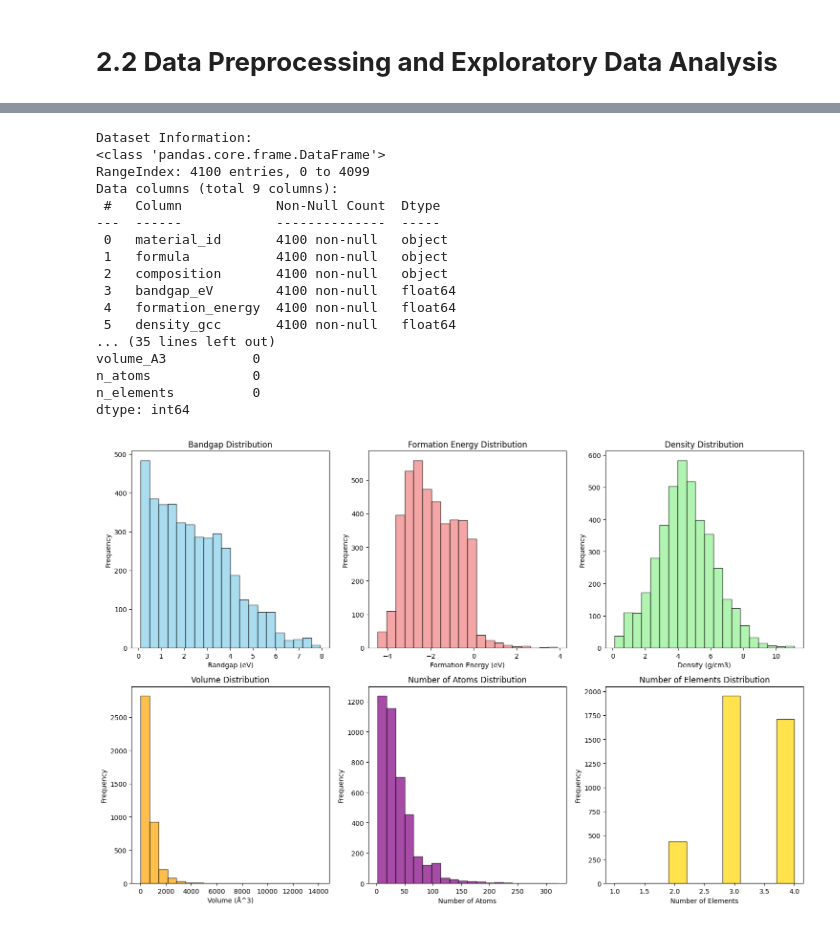
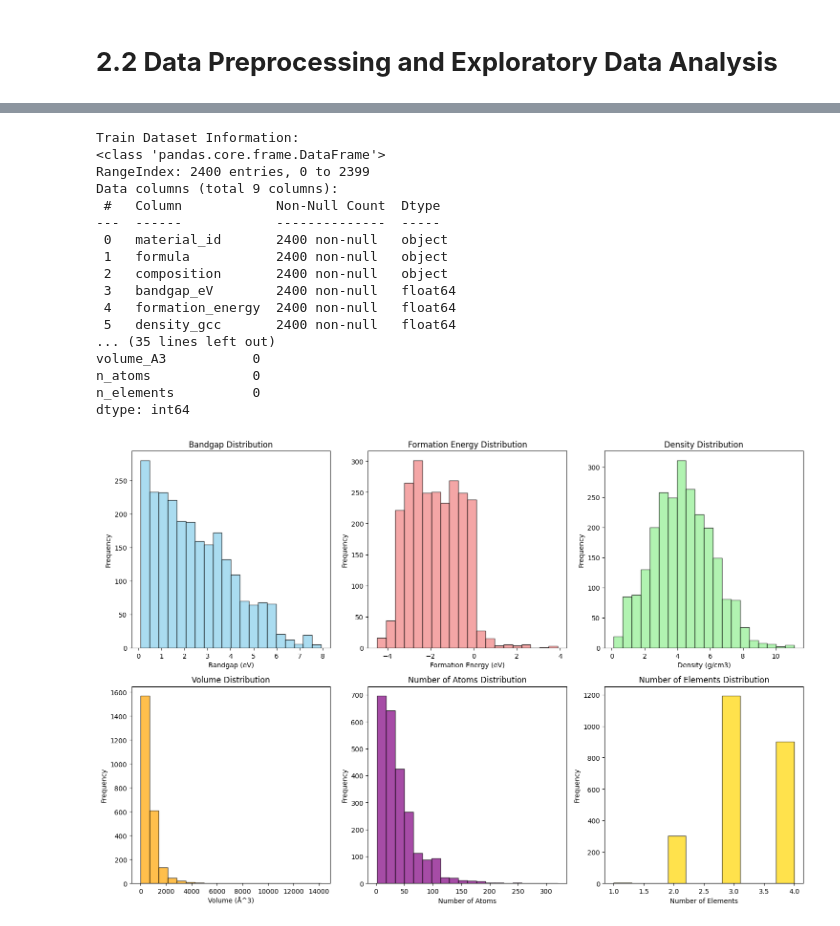
Before and after one commit to xqwu1108-create/MSE1003H_XueqiuWu_1011808741, a Jupyter notebook: A1.ipynb, the cells around one changed output, grey strips where cells are left out. Drawn from its saved outputs; the diff is of its cells as text; code cells hidden in the pictures.

```diff
--- a/A1.ipynb
+++ b/A1.ipynb
@@ -94,3 +94,33 @@ Head of the processed dataset:
 4    51.548126        5           3
 # %% [markdown]
 # **2.2 Data Preprocessing and Exploratory Data Analysis**
+# %%
+# --- 2. 随机采样测试集 / Randomly select test partition ---
+# Randomly select 600 rows from the dataframe for the test partition
+test_sample = df.sample(n=min(600, len(df)), random_state=1003)
+
+print(f"Original dataframe size: {len(df)} rows")
+print(f"Test partition size: {len(test_sample)} rows")
+print(f"Percentage of data selected: {len(test_sample)/len(df)*100:.1f}%")
+
+print(f"\nTest partition bandgap range: {test_sample['bandgap_eV'].min():.2f} - {test_sample['bandgap_eV'].max():.2f} eV")
+print(f"Test partition shape: {test_sample.shape}")
+
+# --- 3. 从主数据框中移除测试集 / Remove test_sample from main dataframe ---
+# 使用索引移除已选中的测试行，剩下的即为训练/开发集
+# Drop the selected test rows by index; the remainder is your training/dev set
+df_remaining = df.drop(test_sample.index)
+
+print(f"\nRemaining dataframe size after removing test partition: {len(df_remaining)} rows")
+print(f"Rows removed: {len(df) - len(df_remaining)} rows")
+print(f"Remaining dataframe shape: {df_remaining.shape}")
+
+# --- 4. 验证无重叠 / Verify no overlap ---
+# 确保两个集合之间没有交集，保证评估的公正性
+# Ensure there's no intersection between sets to maintain evaluation integrity
+assert len(set(df_remaining.index).intersection(set(test_sample.index))) == 0, "Overlap found!"
+print("✔ Successfully removed test partition - no overlap detected")
+
+# 重置索引以便后续处理 / Reset index for clean downstream processing
+train_df = df_remaining.reset_index(drop=True)
+test_df = test_sample.reset_index(drop=True)
@@ -97,78 +139,77 @@ Head of the processed dataset:
 # %%
-# Basic Data Inspection
-# Data preprocessing and EDA
-print("Dataset Information:")
+# Train Data preprocessing and EDA
+print("Train Dataset Information:")
 # Check data types, non-null counts, and memory usage
-print(df.info())
+print(train_df.info())
 print("\nSummary Statistics:")
 # Display stats (mean, std, quartiles, etc.)
-print(df.describe())
+print(train_df.describe())
 print("\nMissing values per column:")
 # Count null values in each column
-print(df.isnull().sum())
+print(train_df.isnull().sum())
 # %% [output]
-Dataset Information:
+Train Dataset Information:
 <class 'pandas.core.frame.DataFrame'>
-RangeIndex: 4100 entries, 0 to 4099
+RangeIndex: 2400 entries, 0 to 2399
 Data columns (total 9 columns):
  #   Column            Non-Null Count  Dtype
 ---  ------            --------------  -----
- 0   material_id       4100 non-null   object
- 1   formula           4100 non-null   object
- 2   composition       4100 non-null   object
- 3   bandgap_eV        4100 non-null   float64
- 4   formation_energy  4100 non-null   float64
- 5   density_gcc       4100 non-null   float64
+ 0   material_id       2400 non-null   object
+ 1   formula           2400 non-null   object
+ 2   composition       2400 non-null   object
+ 3   bandgap_eV        2400 non-null   float64
+ 4   formation_energy  2400 non-null   float64
+ 5   density_gcc       2400 non-null   float64
 ... (35 lines left out)
 volume_A3           0
 n_atoms             0
 n_elements          0
 dtype: int64
 # %%
-# --- 2. 数据分布可视化 / Visualize Data Distributions ---
+# --- 2. 数据分布可视化 / Visualize Train Data Distributions ---
 # 创建一个 2行3列 的画布 / Create a 2x3 subplot grid
 fig, axes = plt.subplots(2, 3, figsize=(15, 10))
 
 # [0,0] 带隙分布（目标变量）/ Bandgap distribution (target variable)
-axes[0,0].hist(df['bandgap_eV'], bins=20, alpha=0.7, color='skyblue', edgecolor='black')
+axes[0,0].hist(train_df['bandgap_eV'], bins=20, alpha=0.7, color='skyblue', edgecolor='black')
 axes[0,0].set_title('Bandgap Distribution')
 axes[0,0].set_xlabel('Bandgap (eV)')
 axes[0,0].set_ylabel('Frequency')
 
 # [0,1] 形成能分布 / Formation energy distribution
-axes[0,1].hist(df['formation_energy'], bins=20, alpha=0.7, color='lightcoral', edgecolor='black')
+axes[0,1].hist(train_df['formation_energy'], bins=20, alpha=0.7, color='lightcoral', edgecolor='black')
 axes[0,1].set_title('Formation Energy Distribution')
 axes[0,1].set_xlabel('Formation Energy (eV)')
 axes[0,1].set_ylabel('Frequency')
 
 # [0,2] 密度分布 / Density distribution
-axes[0,2].hist(df['density_gcc'], bins=20, alpha=0.7, color='lightgreen', edgecolor='black')
+axes[0,2].hist(train_df['density_gcc'], bins=20, alpha=0.7, color='lightgreen', edgecolor='black')
 axes[0,2].set_title('Density Distribution')
 axes[0,2].set_xlabel('Density (g/cm3)')
 axes[0,2].set_ylabel('Frequency')
 
 # [1,0] 体积分布 / Volume distribution
-axes[1,0].hist(df['volume_A3'], bins=20, alpha=0.7, color='orange', edgecolor='black')
+axes[1,0].hist(train_df['volume_A3'], bins=20, alpha=0.7, color='orange', edgecolor='black')
 axes[1,0].set_title('Volume Distribution')
 axes[1,0].set_xlabel('Volume (Å^3)')
 axes[1,0].set_ylabel('Frequency')
 
 # [1,1] 原子数量分布 / Number of atoms distribution
-axes[1,1].hist(df['n_atoms'], bins=20, alpha=0.7, color='purple', edgecolor='black')
+axes[1,1].hist(train_df['n_atoms'], bins=20, alpha=0.7, color='purple', edgecolor='black')
 axes[1,1].set_title('Number of Atoms Distribution')
 axes[1,1].set_xlabel('Number of Atoms')
 axes[1,1].set_ylabel('Frequency')
 
 # [1,2] 元素种类分布 / Number of elements distribution
-axes[1,2].hist(df['n_elements'], bins=10, alpha=0.7, color='gold', edgecolor='black')
+axes[1,2].hist(train_df['n_elements'], bins=10, alpha=0.7, color='gold', edgecolor='black')
 axes[1,2].set_title('Number of Elements Distribution')
 axes[1,2].set_xlabel('Number of Elements')
 axes[1,2].set_ylabel('Frequency')
 
 plt.tight_layout() # 自动调整子图间距 / Adjust layout to prevent overlap
 plt.show()
 # %% [output]
-[figure, old version]
+[figure, new version]
 # %%
 # Correlation Matrix
 plt.figure(figsize=(10, 8))
```
Also changed, not shown: parts of 4 cells of this notebook.
